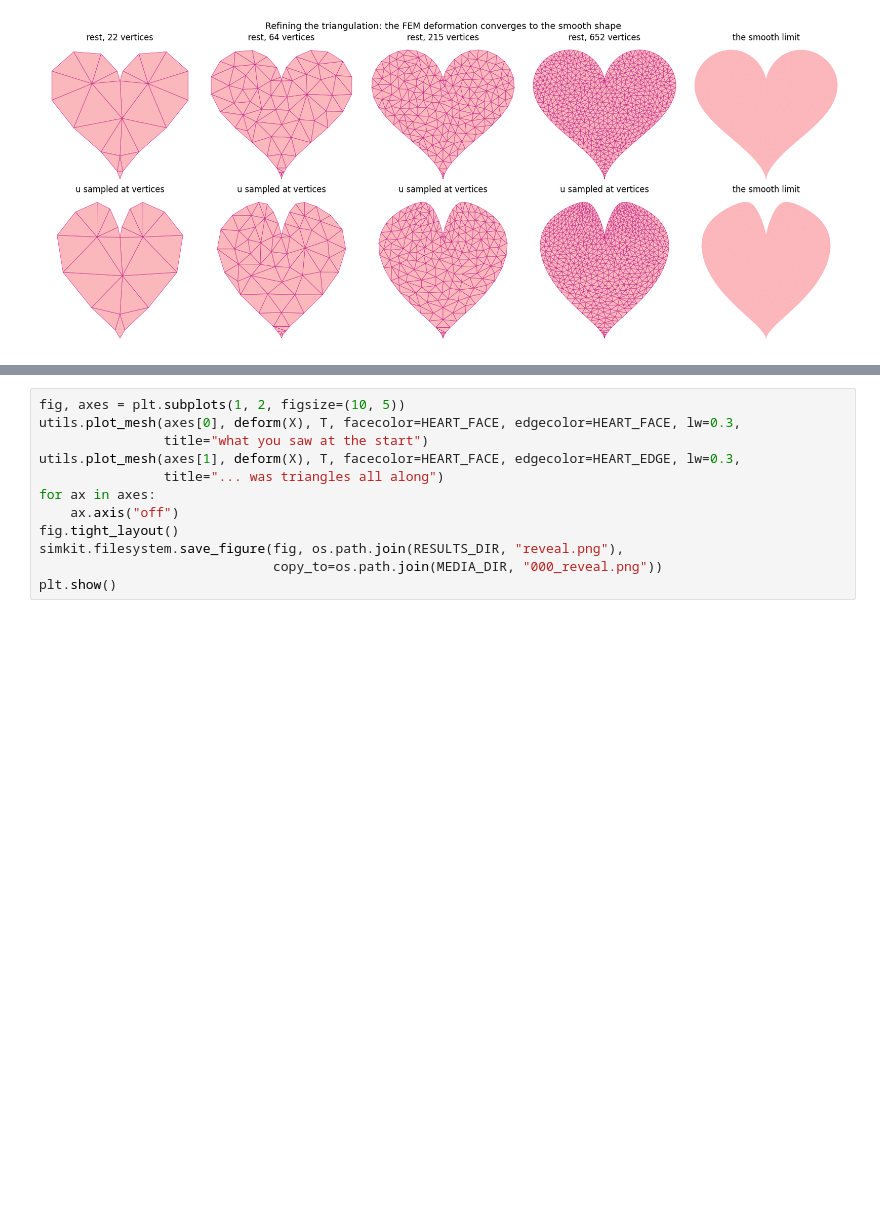
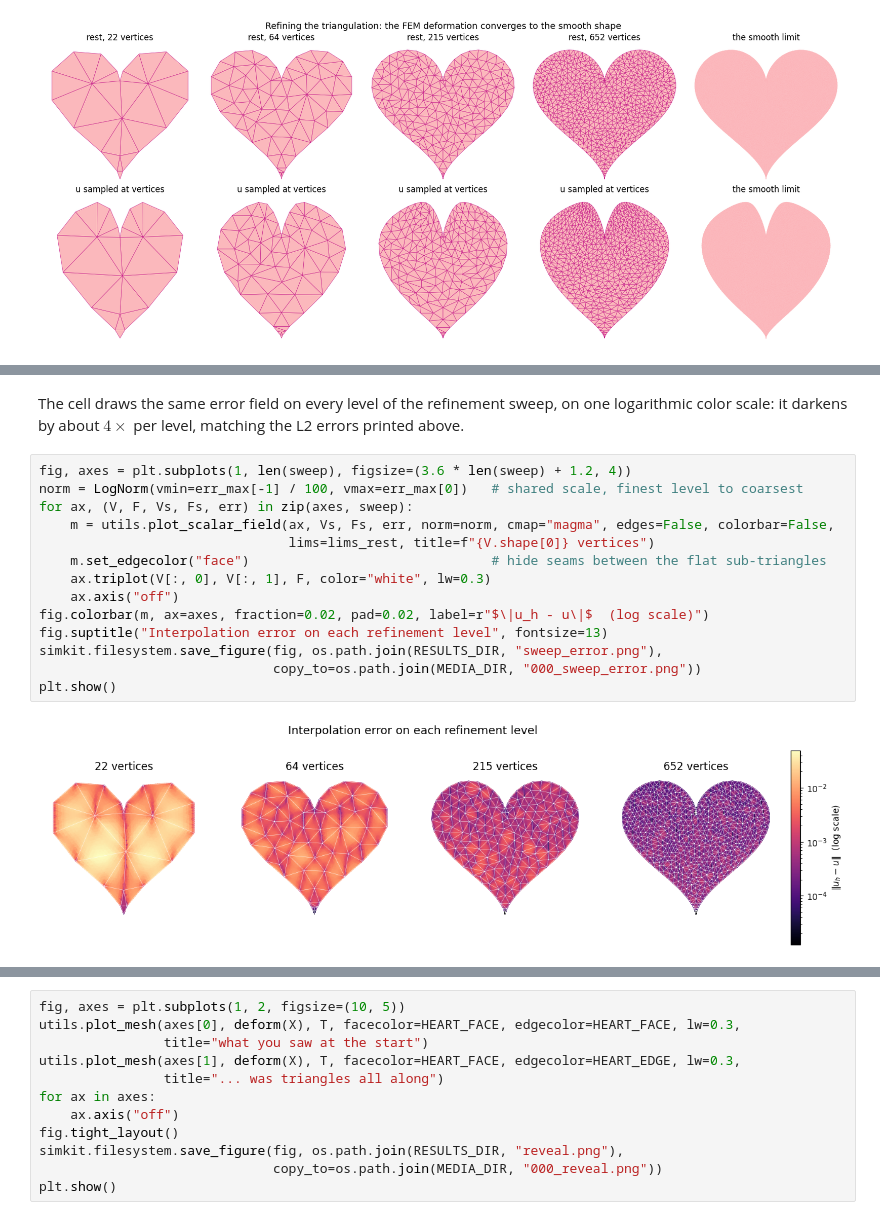
Before and after one commit to otmanon/simkit-tutorials, a Jupyter notebook: 000_finite_element_intuition.ipynb, the cells around one changed output, grey strips where cells are left out. Saved outputs shown, nothing was run; the diff lists cells and outputs as text; blank space fills up the shorter version.

```diff
--- a/000_finite_element_intuition.ipynb
+++ b/000_finite_element_intuition.ipynb
@@ -348,0 +358,19 @@ heart back **on**: the deforming shape from the very first figure was a triangle
+# %% [markdown]
+The cell draws the same error field on every level of the refinement sweep, on one logarithmic color
+scale: it darkens by about $4\times$ per level, matching the L2 errors printed above.
+# %%
+fig, axes = plt.subplots(1, len(sweep), figsize=(3.6 * len(sweep) + 1.2, 4))
+norm = LogNorm(vmin=err_max[-1] / 100, vmax=err_max[0])   # shared scale, finest level to coarsest
+for ax, (V, F, Vs, Fs, err) in zip(axes, sweep):
+    m = utils.plot_scalar_field(ax, Vs, Fs, err, norm=norm, cmap="magma", edges=False, colorbar=False,
+                                lims=lims_rest, title=f"{V.shape[0]} vertices")
+    m.set_edgecolor("face")                               # hide seams between the flat sub-triangles
+    ax.triplot(V[:, 0], V[:, 1], F, color="white", lw=0.3)
+    ax.axis("off")
+fig.colorbar(m, ax=axes, fraction=0.02, pad=0.02, label=r"$\|u_h - u\|$  (log scale)")
+fig.suptitle("Interpolation error on each refinement level", fontsize=13)
+simkit.filesystem.save_figure(fig, os.path.join(RESULTS_DIR, "sweep_error.png"),
+                              copy_to=os.path.join(MEDIA_DIR, "000_sweep_error.png"))
+plt.show()
+# %% [output]
+[figure, added]
```
Also changed, not shown: parts of 10 cells of this notebook, 32 other files.
